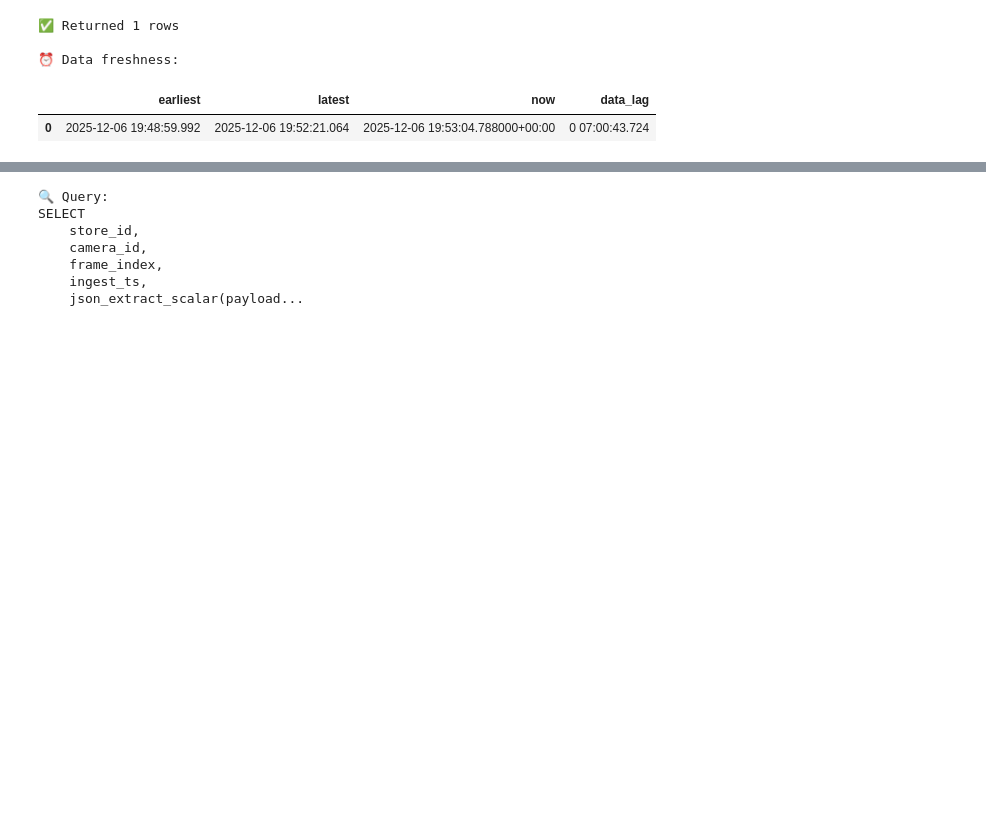
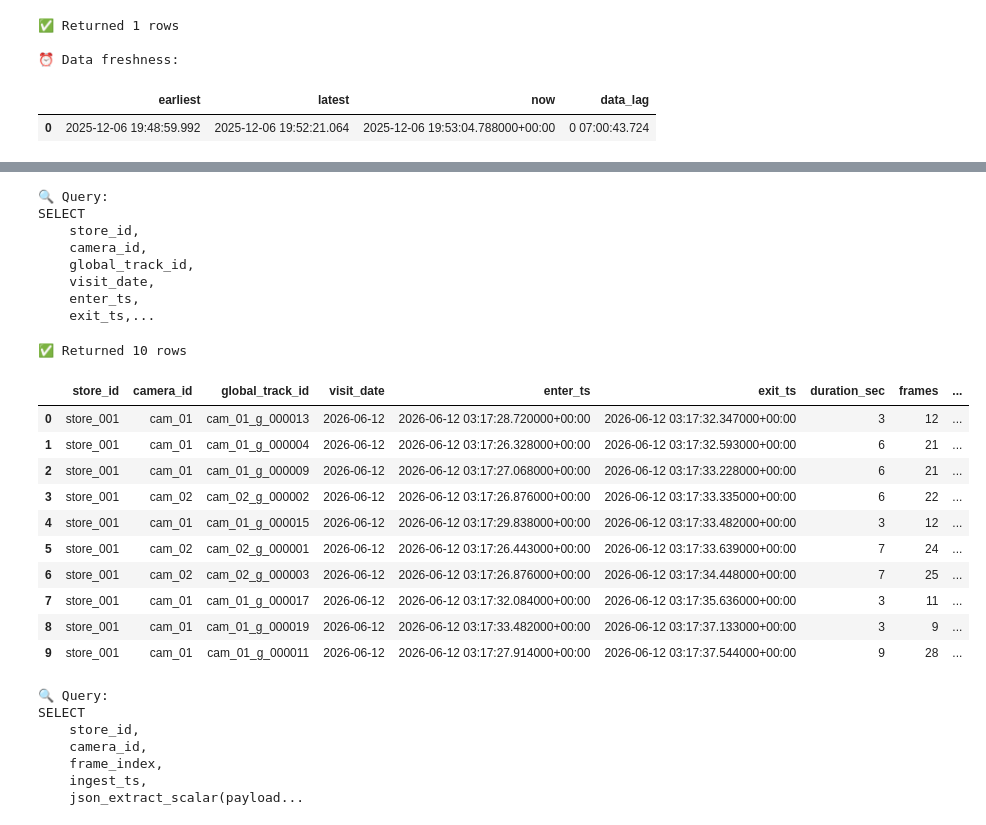
Before and after one commit to hungfnguyen/retail-video-analytics, a Jupyter notebook: notebooks/data_exploration.ipynb, the cells around one changed output, grey strips where cells are left out. Cells and saved outputs as stored; diff of their text form; code cells hidden in the pictures; blank space fills up the shorter version.

```diff
--- a/notebooks/data_exploration.ipynb
+++ b/notebooks/data_exploration.ipynb
@@ -163,3 +217,39 @@ SELECT
+# %%
+query("""
+SELECT
+    store_id,
+    camera_id,
+    global_track_id,
+    visit_date,
+    enter_ts,
+    exit_ts,
+    duration_sec,
+    frames,
+    representative_zone_id
+FROM lakehouse.rva.gold_track_summary_v2
+LIMIT 10
+""")
+# %% [output]
+🔍 Query:
+SELECT
+    store_id,
+    camera_id,
+    global_track_id,
+    visit_date,
+    enter_ts,
+    exit_ts,...
+✅ Returned 10 rows
+|  | store_id | camera_id | global_track_id | visit_date | enter_ts | exit_ts | duration_sec | frames | ... |
+| 0 | store_001 | cam_01 | cam_01_g_000013 | 2026-06-12 | 2026-06-12 03:17:28.720000+00:00 | 2026-06-12 03:17:32.347000+00:00 | 3 | 12 | ... |
+| 1 | store_001 | cam_01 | cam_01_g_000004 | 2026-06-12 | 2026-06-12 03:17:26.328000+00:00 | 2026-06-12 03:17:32.593000+00:00 | 6 | 21 | ... |
+| 2 | store_001 | cam_01 | cam_01_g_000009 | 2026-06-12 | 2026-06-12 03:17:27.068000+00:00 | 2026-06-12 03:17:33.228000+00:00 | 6 | 21 | ... |
+| 3 | store_001 | cam_02 | cam_02_g_000002 | 2026-06-12 | 2026-06-12 03:17:26.876000+00:00 | 2026-06-12 03:17:33.335000+00:00 | 6 | 22 | ... |
+| 4 | store_001 | cam_01 | cam_01_g_000015 | 2026-06-12 | 2026-06-12 03:17:29.838000+00:00 | 2026-06-12 03:17:33.482000+00:00 | 3 | 12 | ... |
+| 5 | store_001 | cam_02 | cam_02_g_000001 | 2026-06-12 | 2026-06-12 03:17:26.443000+00:00 | 2026-06-12 03:17:33.639000+00:00 | 7 | 24 | ... |
+| 6 | store_001 | cam_02 | cam_02_g_000003 | 2026-06-12 | 2026-06-12 03:17:26.876000+00:00 | 2026-06-12 03:17:34.448000+00:00 | 7 | 25 | ... |
+| 7 | store_001 | cam_01 | cam_01_g_000017 | 2026-06-12 | 2026-06-12 03:17:32.084000+00:00 | 2026-06-12 03:17:35.636000+00:00 | 3 | 11 | ... |
+| 8 | store_001 | cam_01 | cam_01_g_000019 | 2026-06-12 | 2026-06-12 03:17:33.482000+00:00 | 2026-06-12 03:17:37.133000+00:00 | 3 | 9 | ... |
+| 9 | store_001 | cam_01 | cam_01_g_000011 | 2026-06-12 | 2026-06-12 03:17:27.914000+00:00 | 2026-06-12 03:17:37.544000+00:00 | 9 | 28 | ... |
 # %%
 df_bronze_sample = query("""
 SELECT
```
Also changed, not shown: parts of 9 cells of this notebook, 7 other files.
